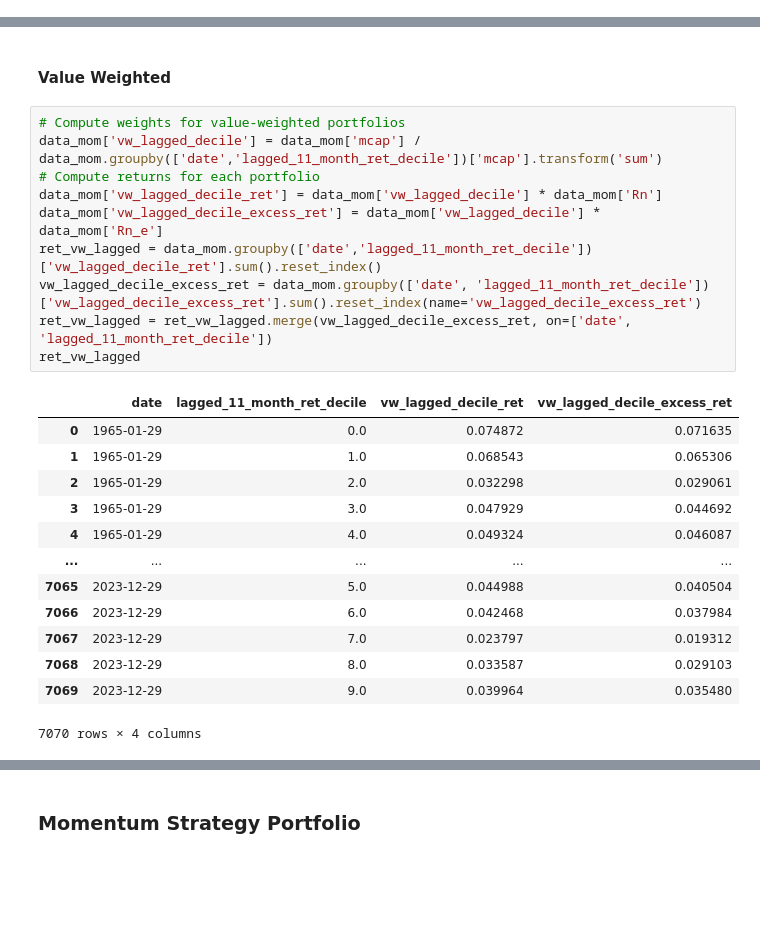
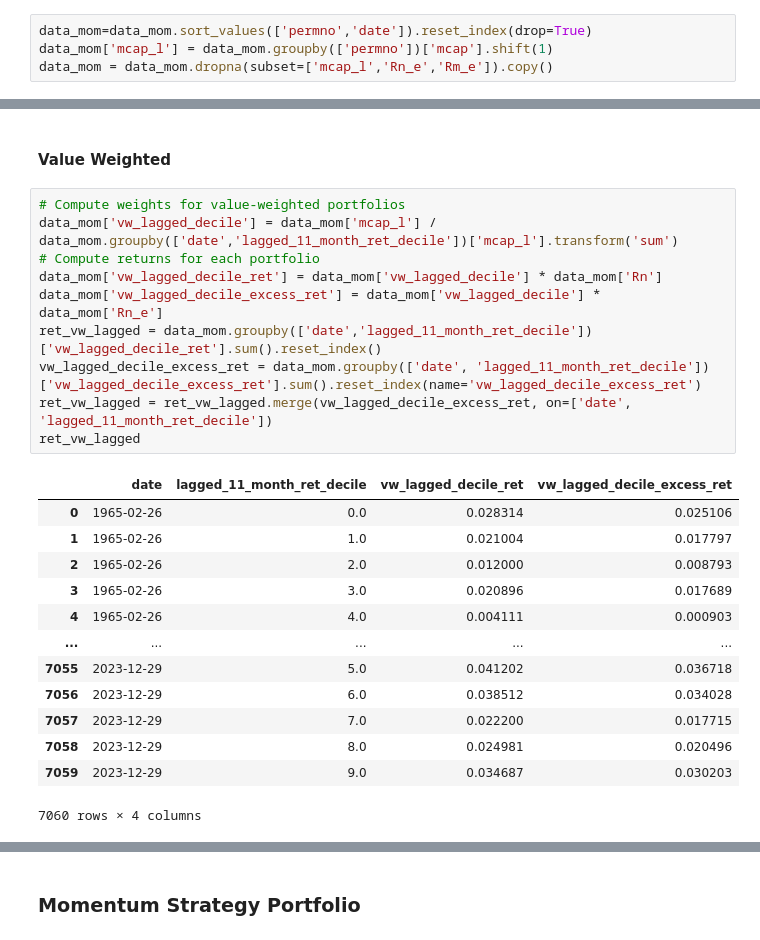
Before and after one commit to ekaterina-borisova/Investments_Project, a Jupyter notebook: project.ipynb, the cells around one changed output, grey strips where cells are left out. Cells and saved outputs as stored; diff of their text form; blank space fills up the shorter version.

```diff
--- a/project.ipynb
+++ b/project.ipynb
@@ -304,6 +304,10 @@ data_mom
 | 1439406 | 93423 | 2023-12-29 | 11 | 1 | 7389 | 0.007229 | 83537.0 | 25.080 | 2095107.960 | 2537102.050 | 0.004484 | ... |
 | 1439407 | 93426 | 2023-12-29 | 11 | 1 | 3676 | 0.117416 | 12510.0 | 34.070 | 426215.700 | 155670.900 | 0.004484 | ... |
 1321753 rows × 16 columns
+# %%
+data_mom=data_mom.sort_values(['permno','date']).reset_index(drop=True)
+data_mom['mcap_l'] = data_mom.groupby(['permno'])['mcap'].shift(1)
+data_mom = data_mom.dropna(subset=['mcap_l','Rn_e','Rm_e']).copy()
 # %% [markdown]
 ### Portfolio Sorts
 # %%
@@ -357,28 +361,28 @@ plt.bar(['D'+ str(x) for x in np.arange(1,11)], ret_ew_lagged.groupby('lagged_11
 #### Value Weighted
 # %%
 # Compute weights for value-weighted portfolios
-data_mom['vw_lagged_decile'] = data_mom['mcap'] / data_mom.groupby(['date','lagged_11_month_ret_decile'])['mcap'].transform('sum')
+data_mom['vw_lagged_decile'] = data_mom['mcap_l'] / data_mom.groupby(['date','lagged_11_month_ret_decile'])['mcap_l'].transform('sum')
 # Compute returns for each portfolio
 data_mom['vw_lagged_decile_ret'] = data_mom['vw_lagged_decile'] * data_mom['Rn']
 data_mom['vw_lagged_decile_excess_ret'] = data_mom['vw_lagged_decile'] * data_mom['Rn_e']
 ret_vw_lagged = data_mom.groupby(['date','lagged_11_month_ret_decile'])['vw_lagged_decile_ret'].sum().reset_index()
 vw_lagged_decile_excess_ret = data_mom.groupby(['date', 'lagged_11_month_ret_decile'])['vw_lagged_decile_excess_ret'].sum().reset_index(name='vw_lagged_decile_excess_ret')
 ret_vw_lagged = ret_vw_lagged.merge(vw_lagged_decile_excess_ret, on=['date', 'lagged_11_month_ret_decile'])
 ret_vw_lagged
 # %% [output]
 |  | date | lagged_11_month_ret_decile | vw_lagged_decile_ret | vw_lagged_decile_excess_ret |
-| 0 | 1965-01-29 | 0.0 | 0.074872 | 0.071635 |
-| 1 | 1965-01-29 | 1.0 | 0.068543 | 0.065306 |
-| 2 | 1965-01-29 | 2.0 | 0.032298 | 0.029061 |
-| 3 | 1965-01-29 | 3.0 | 0.047929 | 0.044692 |
-| 4 | 1965-01-29 | 4.0 | 0.049324 | 0.046087 |
+| 0 | 1965-02-26 | 0.0 | 0.028314 | 0.025106 |
+| 1 | 1965-02-26 | 1.0 | 0.021004 | 0.017797 |
+| 2 | 1965-02-26 | 2.0 | 0.012000 | 0.008793 |
+| 3 | 1965-02-26 | 3.0 | 0.020896 | 0.017689 |
+| 4 | 1965-02-26 | 4.0 | 0.004111 | 0.000903 |
 | ... | ... | ... | ... | ... |
-| 7065 | 2023-12-29 | 5.0 | 0.044988 | 0.040504 |
-| 7066 | 2023-12-29 | 6.0 | 0.042468 | 0.037984 |
-| 7067 | 2023-12-29 | 7.0 | 0.023797 | 0.019312 |
-| 7068 | 2023-12-29 | 8.0 | 0.033587 | 0.029103 |
-| 7069 | 2023-12-29 | 9.0 | 0.039964 | 0.035480 |
+| 7055 | 2023-12-29 | 5.0 | 0.041202 | 0.036718 |
+| 7056 | 2023-12-29 | 6.0 | 0.038512 | 0.034028 |
+| 7057 | 2023-12-29 | 7.0 | 0.022200 | 0.017715 |
+| 7058 | 2023-12-29 | 8.0 | 0.024981 | 0.020496 |
+| 7059 | 2023-12-29 | 9.0 | 0.034687 | 0.030203 |
-7070 rows × 4 columns
+7060 rows × 4 columns
 # %%
 plt.bar(['D'+ str(x) for x in np.arange(1,11)], ret_vw_lagged.groupby('lagged_11_month_ret_decile')['vw_lagged_decile_ret'].mean()*12),plt.title('Value-Weighted Deciles | Annualized Portfolio Mean'), plt.show()
 plt.bar(['D'+ str(x) for x in np.arange(1,11)], ret_vw_lagged.groupby('lagged_11_month_ret_decile')['vw_lagged_decile_ret'].std()*np.sqrt(12)),plt.title('Value-Weighted Deciles | Annualized Portfolio Standard Deviation'), plt.show()
```
Also changed, not shown: parts of 17 cells of this notebook.
